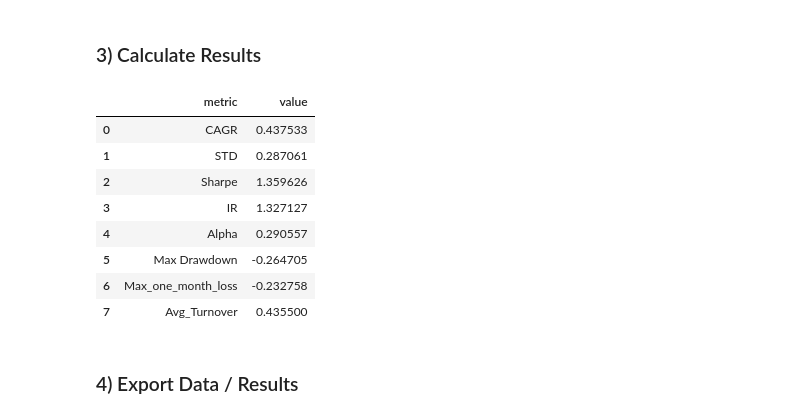
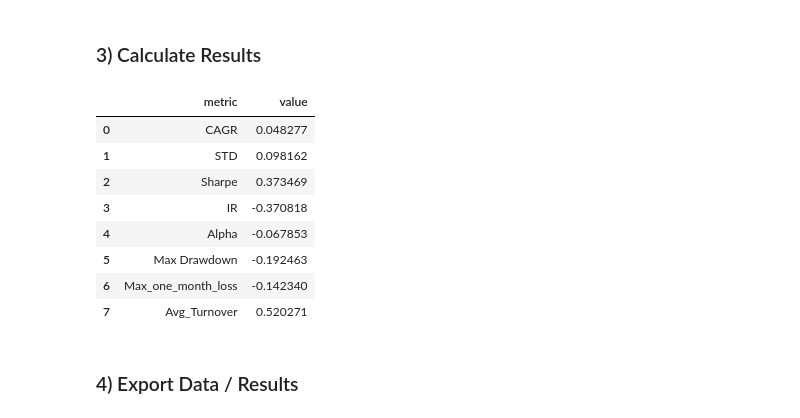
Before and after one commit to ErikHunter04/website, a Jupyter notebook: Evaluate.ipynb, the cells around one changed output. Saved outputs shown, nothing was run; the diff lists cells and outputs as text; code cells hidden in the pictures.

```diff
--- a/Evaluate.ipynb
+++ b/Evaluate.ipynb
@@ -23,7 +24,7 @@ DATA_DIR = Path.cwd() / "data"
 ### 1) Importing Data
 # %%
 # Change this path to your file
-PORTFOLIO_CSV = DATA_DIR / "prtf_ret.csv"  # columns: date, id, weight, stock_ret
+PORTFOLIO_CSV = DATA_DIR / "portfolio_weights.csv"  # columns: date, id, weight, stock_ret,
 # %%
 # Change this path to your file
 MKT_CSV = DATA_DIR / "mkt_ind.csv"  # expects columns: year, month, rf, ret
@@ -280,6 +359,7 @@ def std() -> float:
     return float(std_m * np.sqrt(12.0))
 
 def sharpe_ratio(
+    ret_rf: pd.DataFrame,
     annualize: bool = True,
 ) -> float:
     # Portfolio monthly returns
@@ -291,7 +371,7 @@ def sharpe_ratio(
     if r.size < 2:
         return np.nan
 
-    rf = load_rf_ret()
+    rf = ret_rf
 
     # Excess returns aligned
     common = r.index.intersection(rf.index)
@@ -310,6 +390,7 @@ def sharpe_ratio(
     return float(sr * np.sqrt(12.0)) if annualize else float(sr)
 
 def active_alpha(
+    ret_mkt: pd.DataFrame,
     annualize: bool = True,
 ) -> float:
     # Portfolio monthly returns
@@ -321,7 +402,7 @@ def active_alpha(
     if rp.empty:
         return np.nan
 
-    rm = load_mkt_ret()
+    rm = ret_mkt
 
     idx = rp.index.intersection(rm.index)
     if len(idx) < 2:
@@ -334,6 +415,7 @@ def active_alpha(
 
 
 def tracking_error(
+    ret_mkt: pd.DataFrame,
     annualize: bool = True,
 ) -> float:
     # Portfolio monthly returns
@@ -345,7 +427,7 @@ def tracking_error(
     if rp.empty:
         return np.nan
 
-    rm = load_mkt_ret()
+    rm = ret_mkt
 
     idx = rp.index.intersection(rm.index)
     if len(idx) < 2:
@@ -360,7 +442,9 @@ def tracking_error(
 
 
 
-def information_ratio() -> float:
+def information_ratio(
+    ret_mkt: pd.DataFrame,
+) -> float:
     # Portfolio monthly returns
     m = load_prtf_ret()
 
@@ -370,7 +454,7 @@ def information_ratio() -> float:
     if rp.size < 2:
         return np.nan
 
-    rm = load_mkt_ret()
+    rm = ret_mkt
 
     idx = rp.index.intersection(rm.index)
     if len(idx) < 2:
@@ -379,7 +463,7 @@ def information_ratio() -> float:
     if active.size < 2:
         return np.nan
 
-    te_ann = tracking_error(annualize=True)
+    te_ann = tracking_error(ret_mkt, annualize=True)
 
     if te_ann is None or np.isnan(te_ann) or te_ann == 0:
         return np.nan
@@ -389,6 +473,7 @@ def information_ratio() -> float:
 # %%
 # Drawdown, Turnover, and Summary Stats
 def drawdown_series() -> pd.Series:
+
     # Portfolio monthly returns
     m = load_prtf_ret()
 
@@ -444,7 +529,10 @@ def turnover(
 
     return pd.DataFrame(results, columns=[ym_col, "turnover"])
 
-def summary_statistics() -> pd.DataFrame:
+def summary_statistics(
+    ret_mkt: pd.DataFrame,
+    ret_rf: pd.DataFrame,
+) -> pd.DataFrame:
     m = load_prtf_ret()
     r = pd.to_numeric(m["pf_monthly_ret"], errors="coerce").dropna()
 
@@ -456,9 +544,9 @@ def summary_statistics() -> pd.DataFrame:
 
     cagr_val   = cagr()
     std_val    = std()
-    sharpe_val = sharpe_ratio()
-    alpha_val  = active_alpha()
-    ir_val     = information_ratio()
+    sharpe_val = sharpe_ratio(ret_rf)
+    alpha_val  = active_alpha(ret_mkt)
+    ir_val     = information_ratio(ret_mkt)
 
     stats = pd.DataFrame(
         {
@@ -487,20 +575,29 @@ def summary_statistics() -> pd.DataFrame:
     return stats
 # %% [markdown]
 ### 3) Calculate Results
+# %%
+# Set Parameters:
+mkt_ret = load_mkt_ret(
+    ticker="^GSPC",
+    start_date="2014-01-01",
+    end_date="2023-12-31"
+)
+
+rf_ret = load_rf_ret()
 # %%
 # Calculate Stats
-stats = summary_statistics()
+stats = summary_statistics(mkt_ret, rf_ret)
 stats
 # %% [output]
 |  | metric | value |
-| 0 | CAGR | 0.437533 |
-| 1 | STD | 0.287061 |
-| 2 | Sharpe | 1.359626 |
-| 3 | IR | 1.327127 |
-| 4 | Alpha | 0.290557 |
-| 5 | Max Drawdown | -0.264705 |
-| 6 | Max_one_month_loss | -0.232758 |
-| 7 | Avg_Turnover | 0.435500 |
+| 0 | CAGR | 0.048277 |
+| 1 | STD | 0.098162 |
+| 2 | Sharpe | 0.373469 |
+| 3 | IR | -0.370818 |
+| 4 | Alpha | -0.067853 |
+| 5 | Max Drawdown | -0.192463 |
+| 6 | Max_one_month_loss | -0.142340 |
+| 7 | Avg_Turnover | 0.520271 |
 # %% [markdown]
 ### 4) Export Data / Results
 # %%
```
Also changed, not shown: parts of 13 cells of this notebook.
